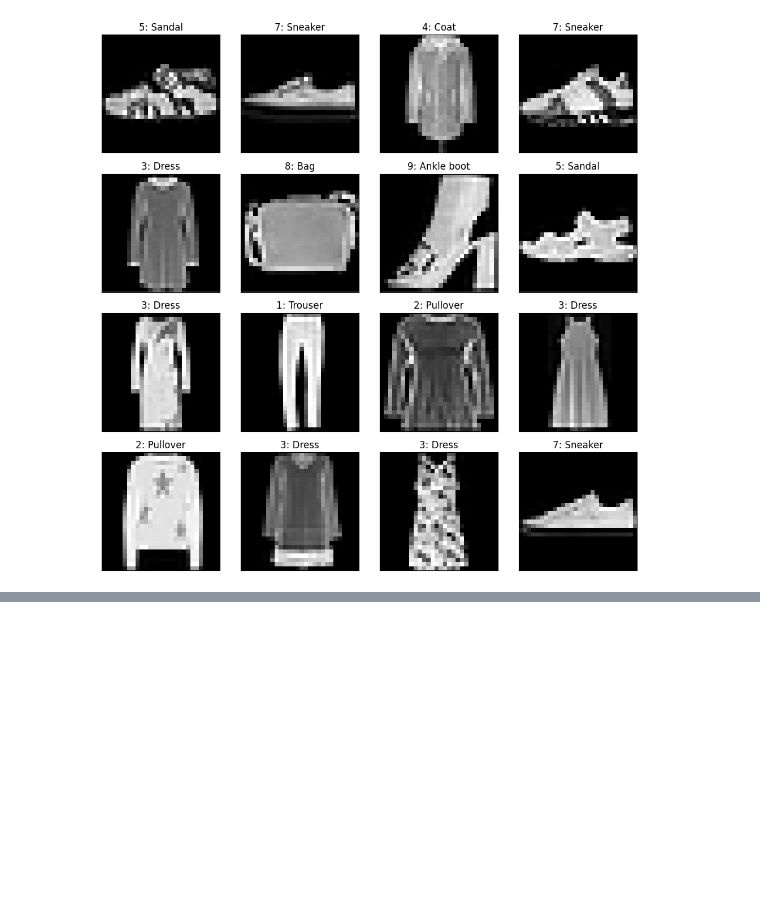
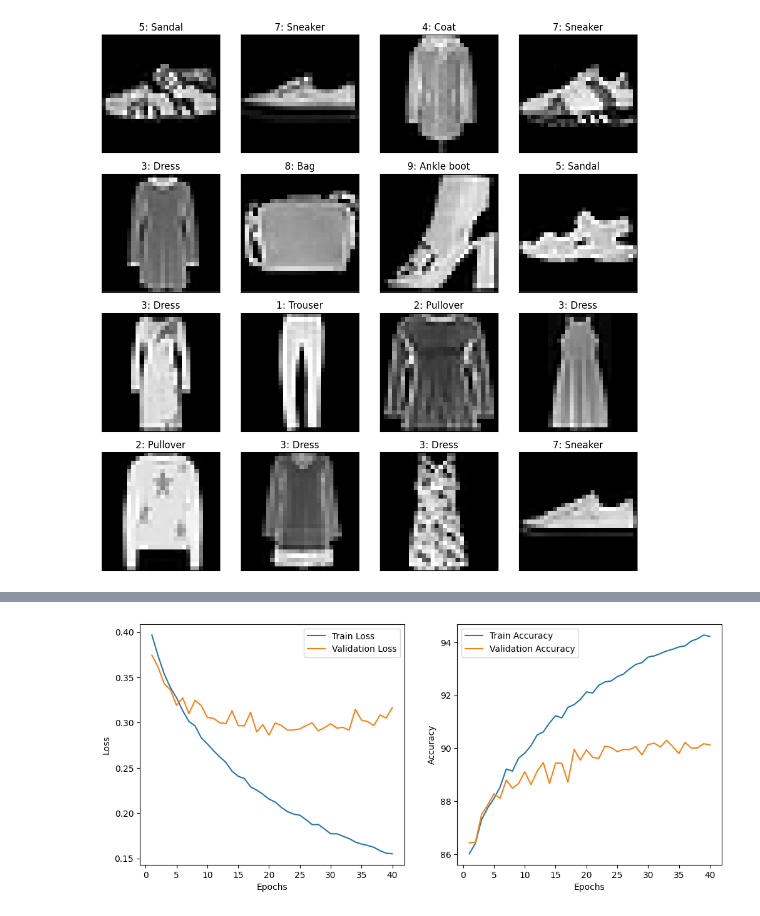
Before and after one commit to saiKelkar/PyTorch_Basics, a Jupyter notebook: 03 - MLP.ipynb, the cells around one changed output, grey strips where cells are left out. Drawn from its saved outputs; the diff is of its cells as text; code cells hidden in the pictures; blank space fills up the shorter version.

```diff
--- a/03 - MLP.ipynb
+++ b/03 - MLP.ipynb
@@ -125,0 +185,8 @@ visualize_images(train_loader, num_images = 16)
+# %%
+# Training configuration
+# Negative Log Likelihood Loss
+criterion = F.nll_loss
+
+optimizer = optim.Adam(mlp_model.parameters(), lr = 1e-2)
+num_epochs = 40
+DEVICE = "cuda" if torch.cuda.is_available() else "cpu"
@@ -125,0 +239,36 @@ visualize_images(train_loader, num_images = 16)
+# %%
+def main(model, trainloader, val_loader, epochs = 5, DEVICE = "cuda"):
+
+    train_losses, val_losses = [], []
+    train_accuracies, val_accuracies = [], []
+
+    for epoch in range(epochs):
+        train_loss, train_accuracy = train(model, trainloader, criterion, optimizer, DEVICE)
+        val_loss, val_accuracy = validation(model, val_loader, criterion, DEVICE)
+
+        train_losses.append(train_loss)
+        train_accuracies.append(train_accuracy)
+        val_losses.append(val_loss)
+        val_accuracies.append(val_accuracy)
+
+        print(f"Epoch {epoch+1:0>2}/{epochs} - Train Loss: {train_loss:.4f}, Train Accuracy: {train_accuracy:.2f}% - Val Loss: {val_loss:.4f}, Val Accuracy: {val_accuracy:.2f}%")
+
+    # Plotting loss and accuray
+    plt.figure(figsize = (12, 5))
+    plt.subplot(1, 2, 1)
+    plt.plot(range(1, epochs + 1), train_losses, label = "Train Loss")
+    plt.plot(range(1, epochs + 1), val_losses, label = "Validation Loss")
+    plt.xlabel('Epochs')
+    plt.ylabel('Loss')
+    plt.legend()
+
+    plt.subplot(1, 2, 2)
+    plt.plot(range(1, epochs + 1), train_accuracies, label = 'Train Accuracy')
+    plt.plot(range(1, epochs + 1), val_accuracies, label = 'Validation Accuracy')
+    plt.xlabel('Epochs')
+    plt.ylabel('Accuracy')
+    plt.legend()
+    plt.show()
+# %%
+main(mlp_model, train_loader, val_loader, epochs = num_epochs, DEVICE = DEVICE)
+# %% [output]
@@ -125,0 +292 @@ visualize_images(train_loader, num_images = 16)
+[figure, added]
```
Also changed, not shown: parts of 12 cells of this notebook.
